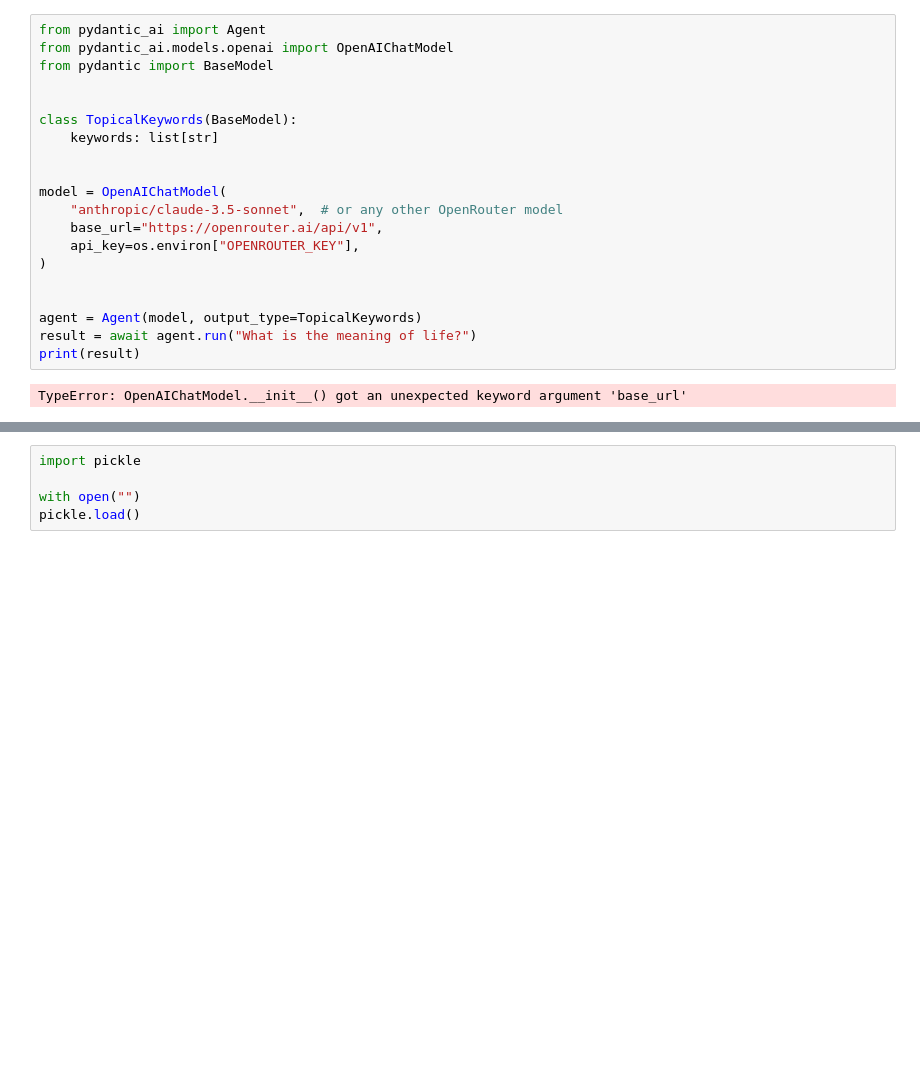
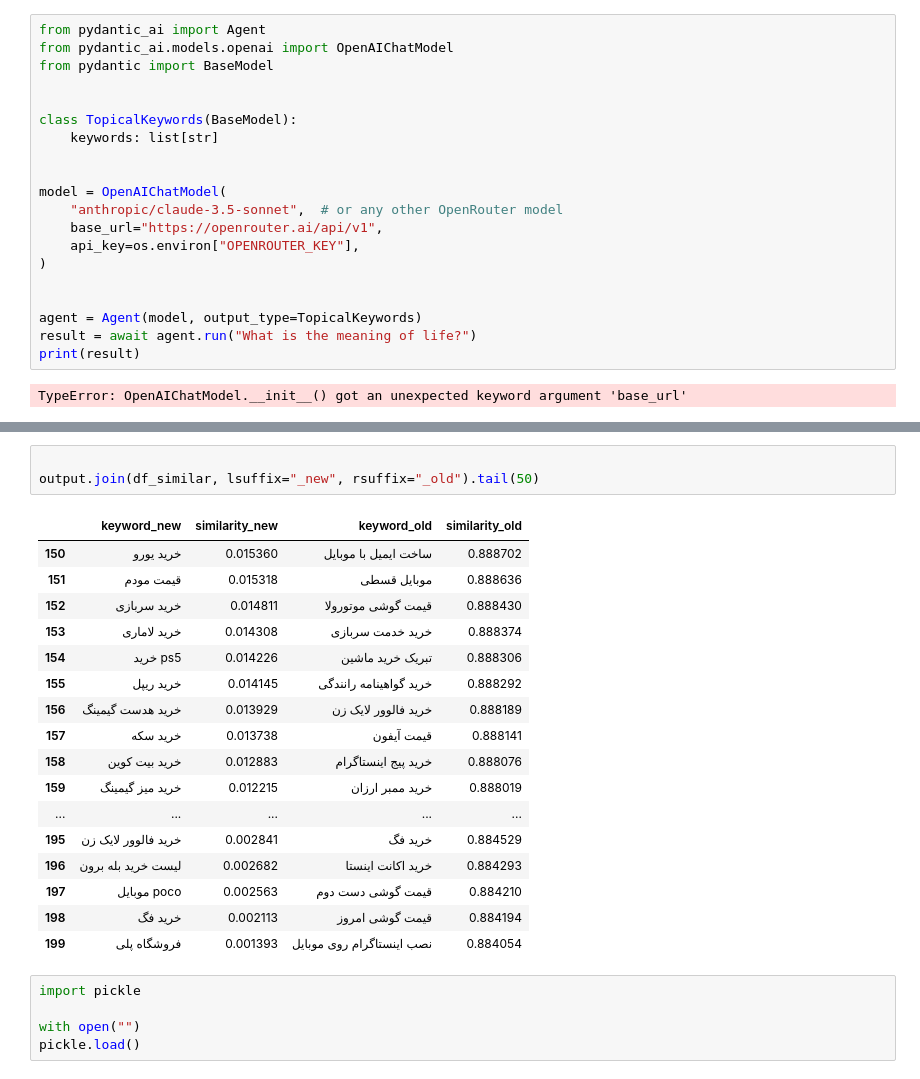
Before and after one commit to khoda81/seo-embeddings, a Jupyter notebook: Visualize.ipynb, the cells around one changed output, grey strips where cells are left out. Drawn from its saved outputs; the diff is of its cells as text; blank space fills up the shorter version.

```diff
--- a/Visualize.ipynb
+++ b/Visualize.ipynb
@@ -275,3 +347,24 @@ visualize_all(df_search, df_similar, df_ranking, query)
+# %%
+
+output.join(df_similar, lsuffix="_new", rsuffix="_old").tail(50)
+# %% [output]
+|  | keyword_new | similarity_new | keyword_old | similarity_old |
+| 150 | خرید یورو | 0.015360 | ساخت ایمیل با موبایل | 0.888702 |
+| 151 | قیمت مودم | 0.015318 | موبایل قسطی | 0.888636 |
+| 152 | خرید سربازی | 0.014811 | قیمت گوشی موتورولا | 0.888430 |
+| 153 | خرید لاماری | 0.014308 | خرید خدمت سربازی | 0.888374 |
+| 154 | خرید ps5 | 0.014226 | تبریک خرید ماشین | 0.888306 |
+| 155 | خرید ریپل | 0.014145 | خرید گواهینامه رانندگی | 0.888292 |
+| 156 | خرید هدست گیمینگ | 0.013929 | خرید فالوور لایک زن | 0.888189 |
+| 157 | خرید سکه | 0.013738 | قیمت آیفون | 0.888141 |
+| 158 | خرید بیت کوین | 0.012883 | خرید پیج اینستاگرام | 0.888076 |
+| 159 | خرید میز گیمینگ | 0.012215 | خرید ممبر ارزان | 0.888019 |
+| ... | ... | ... | ... | ... |
+| 195 | خرید فالوور لایک زن | 0.002841 | خرید فگ | 0.884529 |
+| 196 | لیست خرید بله برون | 0.002682 | خرید اکانت اینستا | 0.884293 |
+| 197 | موبایل poco | 0.002563 | قیمت گوشی دست دوم | 0.884210 |
+| 198 | خرید فگ | 0.002113 | قیمت گوشی امروز | 0.884194 |
+| 199 | فروشگاه پلی | 0.001393 | نصب اینستاگرام روی موبایل | 0.884054 |
 # %%
 import pickle
 
```
Also changed, not shown: parts of 4 cells of this notebook, 5 other files.
